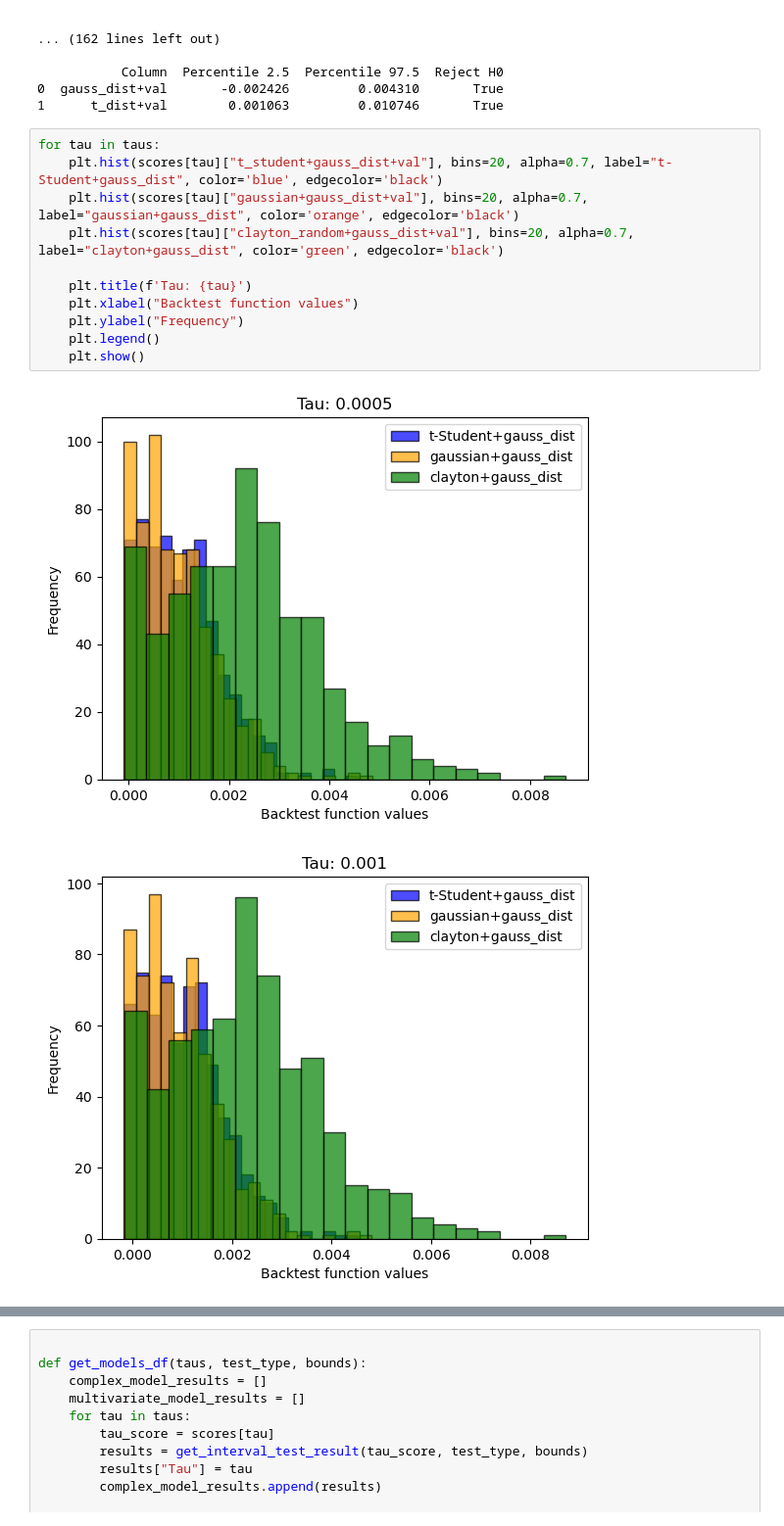
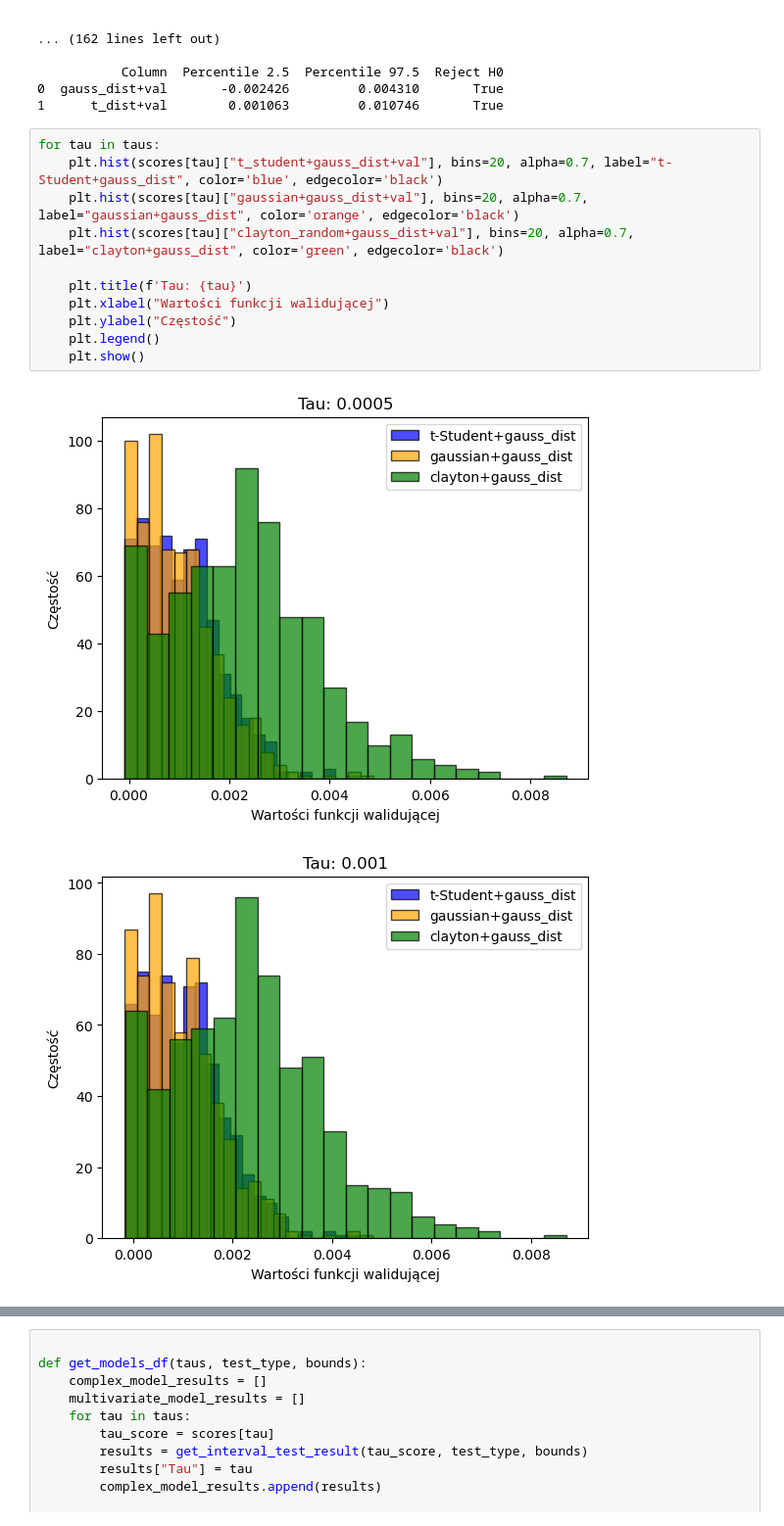
Before and after one commit to mkowalewski1282/portfolio_analysis, a Jupyter notebook: models_comparison.ipynb, the cells around one changed output, grey strips where cells are left out. Shown at 98% size. Saved outputs shown, nothing was run; the diff lists cells and outputs as text.

```diff
--- a/models_comparison.ipynb
+++ b/models_comparison.ipynb
@@ -157,14 +157,14 @@ Lower bound: -0.004, Upper bound: 0.004
 # %%
 for tau in taus:
     plt.hist(scores[tau]["t_student+gauss_dist+val"], bins=20, alpha=0.7, label="t-Student+gauss_dist", color='blue', edgecolor='black')
     plt.hist(scores[tau]["gaussian+gauss_dist+val"], bins=20, alpha=0.7, label="gaussian+gauss_dist", color='orange', edgecolor='black')
     plt.hist(scores[tau]["clayton_random+gauss_dist+val"], bins=20, alpha=0.7, label="clayton+gauss_dist", color='green', edgecolor='black')
 
     plt.title(f'Tau: {tau}')
-    plt.xlabel("Backtest function values")
-    plt.ylabel("Frequency")
+    plt.xlabel("Wartości funkcji walidującej")
+    plt.ylabel("Częstość")
     plt.legend()
     plt.show()
 # %% [output]
-[figure, old version]
+[figure, new version]
-[figure, old version]
+[figure, new version]
```
Also changed, not shown: parts of 3 cells of this notebook.
